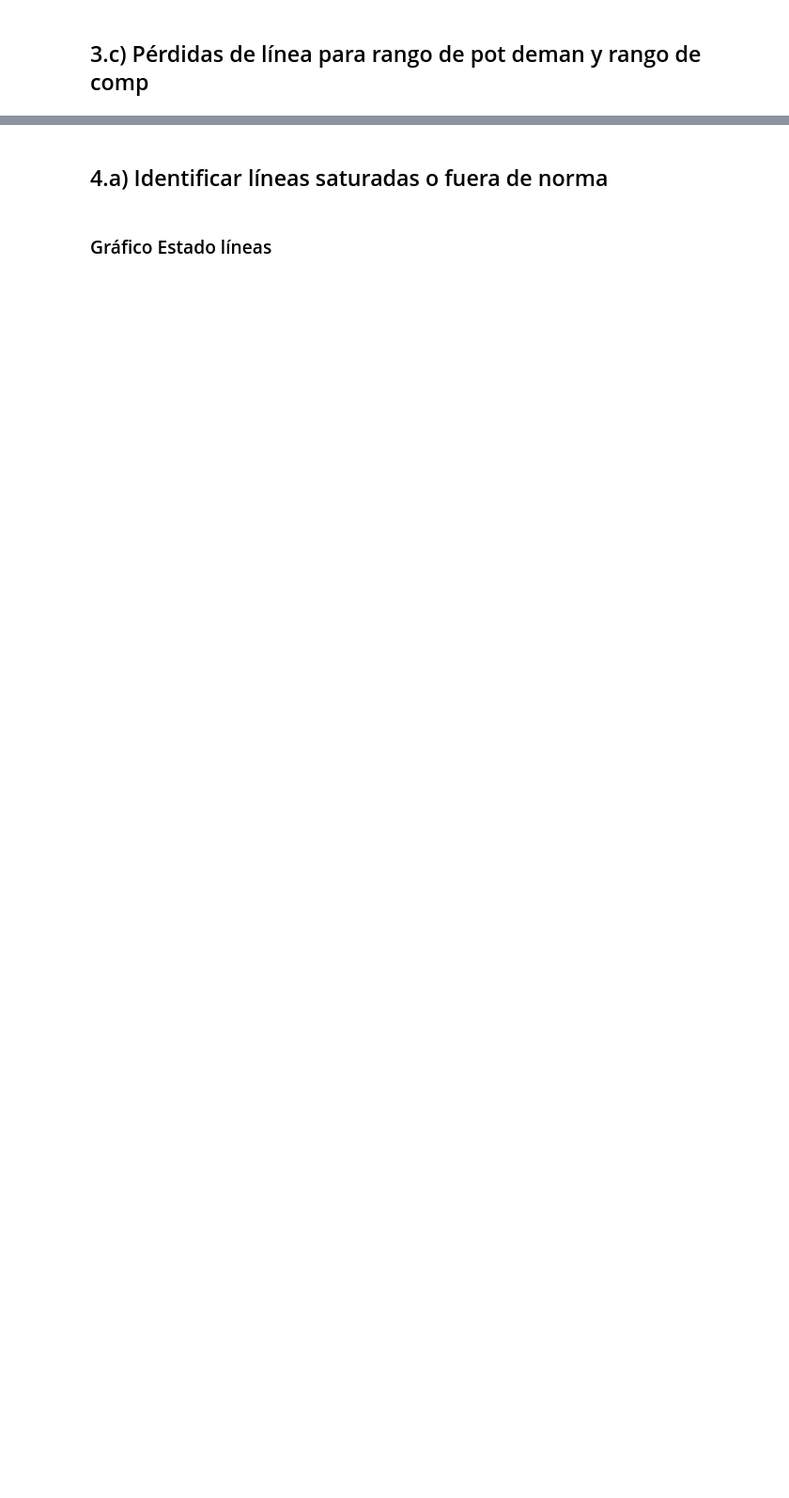
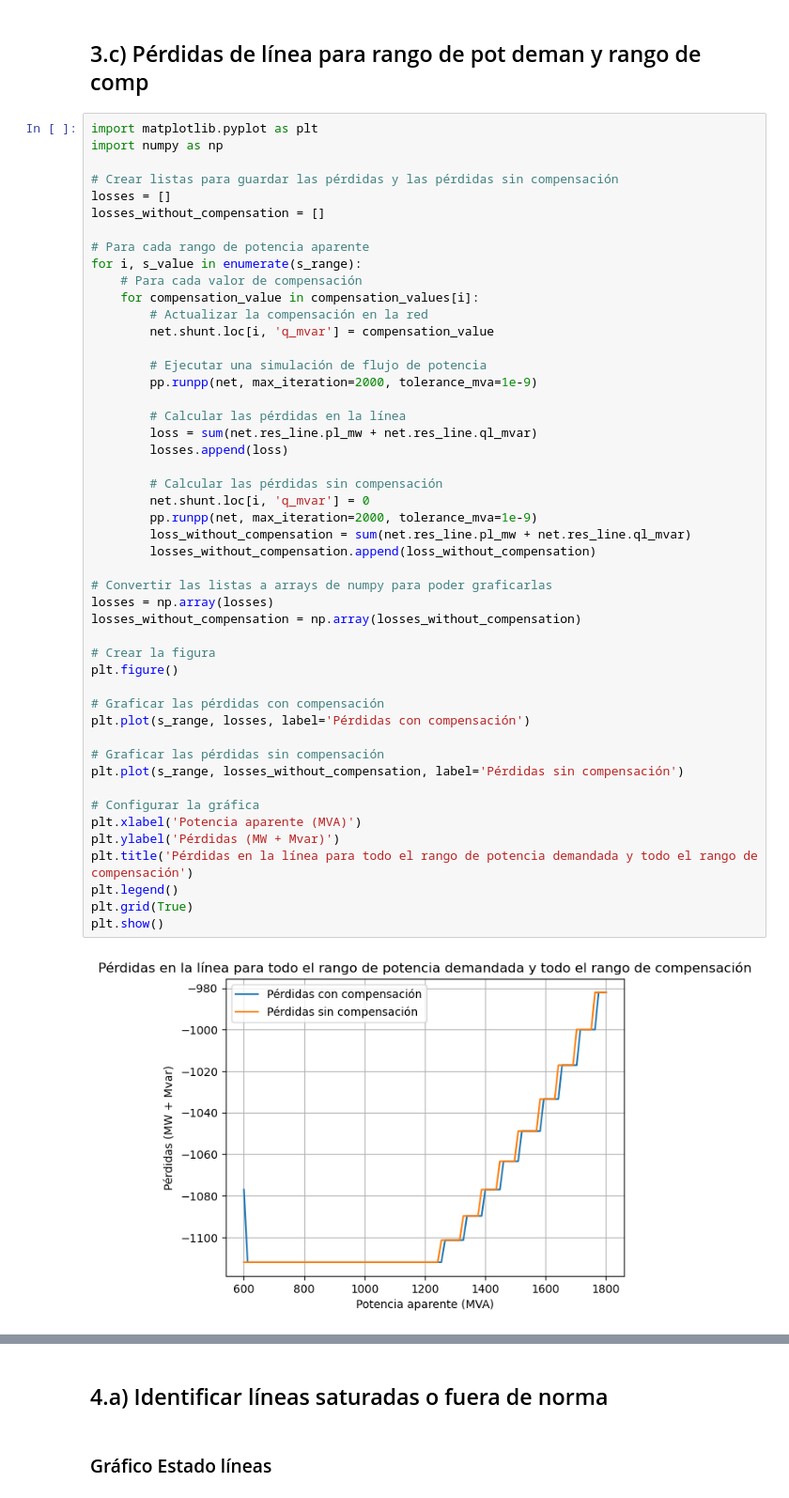
Before and after one commit to pedrovalenzuela20/G7B_SEP1_S12024, a Jupyter notebook: Desarrollo.ipynb, the cells around one changed output, grey strips where cells are left out. Shown: that part at 94% size. Cells and saved outputs as stored; diff of their text form; blank space fills up the shorter version.

```diff
--- a/Desarrollo.ipynb
+++ b/Desarrollo.ipynb
@@ -300,5 +252,55 @@ TypeError: Cannot convert expression to float
 # %% [markdown]
 ## 3.c) Pérdidas de línea para rango de pot deman y rango de comp
+# %%
+import matplotlib.pyplot as plt
+import numpy as np
+
+# Crear listas para guardar las pérdidas y las pérdidas sin compensación
+losses = []
+losses_without_compensation = []
+
+# Para cada rango de potencia aparente
+for i, s_value in enumerate(s_range):
+    # Para cada valor de compensación
+    for compensation_value in compensation_values[i]:
+        # Actualizar la compensación en la red
+        net.shunt.loc[i, 'q_mvar'] = compensation_value
+
+        # Ejecutar una simulación de flujo de potencia
+        pp.runpp(net, max_iteration=2000, tolerance_mva=1e-9)
+
+        # Calcular las pérdidas en la línea
+        loss = sum(net.res_line.pl_mw + net.res_line.ql_mvar)
+        losses.append(loss)
+
+        # Calcular las pérdidas sin compensación
+        net.shunt.loc[i, 'q_mvar'] = 0
+        pp.runpp(net, max_iteration=2000, tolerance_mva=1e-9)
+        loss_without_compensation = sum(net.res_line.pl_mw + net.res_line.ql_mvar)
+        losses_without_compensation.append(loss_without_compensation)
+
+# Convertir las listas a arrays de numpy para poder graficarlas
+losses = np.array(losses)
+losses_without_compensation = np.array(losses_without_compensation)
+
+# Crear la figura
+plt.figure()
+
+# Graficar las pérdidas con compensación
+plt.plot(s_range, losses, label='Pérdidas con compensación')
+
+# Graficar las pérdidas sin compensación
+plt.plot(s_range, losses_without_compensation, label='Pérdidas sin compensación')
+
+# Configurar la gráfica
+plt.xlabel('Potencia aparente (MVA)')
+plt.ylabel('Pérdidas (MW + Mvar)')
+plt.title('Pérdidas en la línea para todo el rango de potencia demandada y todo el rango de compensación')
+plt.legend()
+plt.grid(True)
+plt.show()
+# %% [output]
+[figure, added]
 # %% [markdown]
 ### Figura b
 <div>
```
Also changed, not shown: parts of 13 cells of this notebook.
